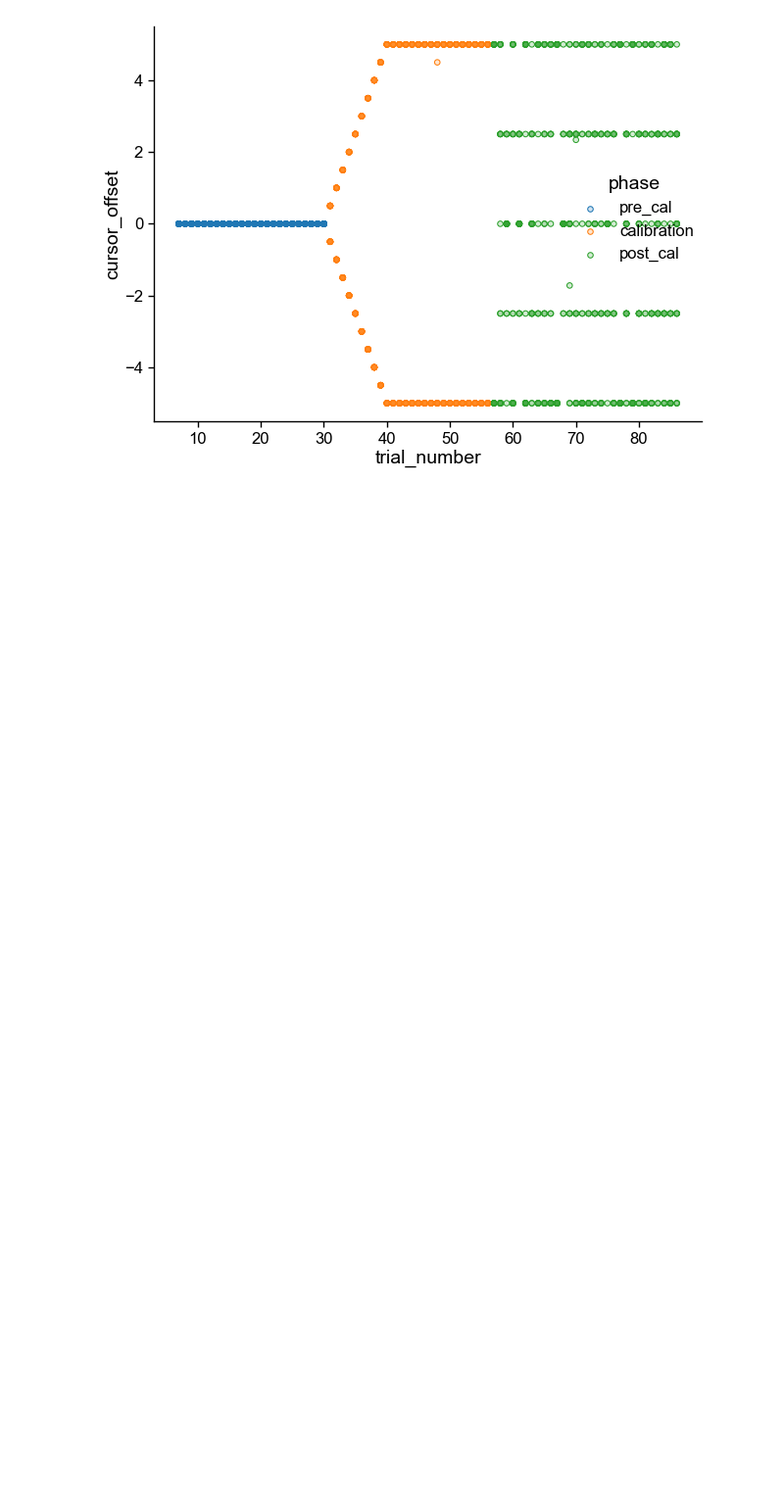
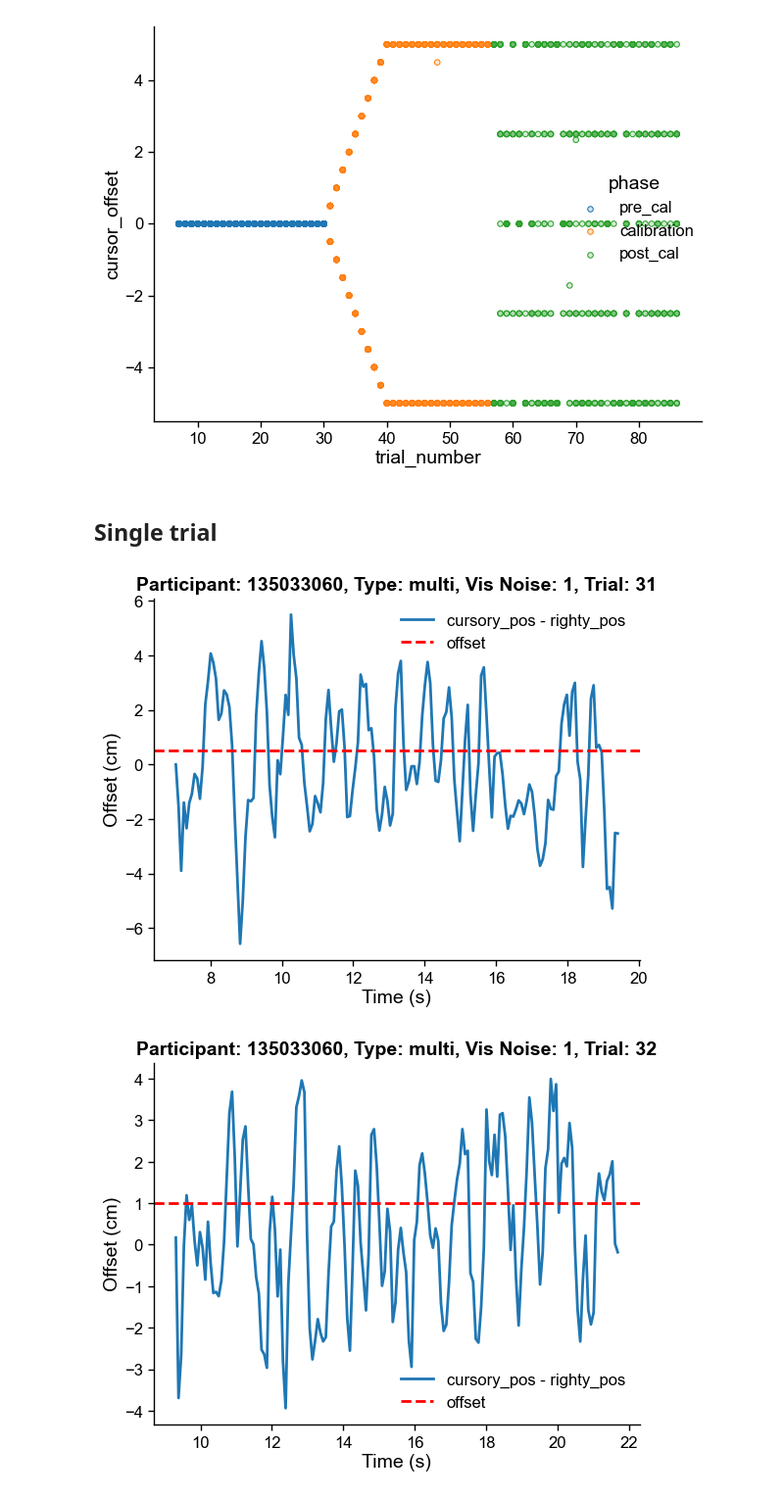
Before and after one commit to dominikstrb/cpp-proprioception, a Jupyter notebook: notebooks/CheckDataOffset.ipynb, the cells around one changed output. Shown at 98% size. Cells and saved outputs as stored; diff of their text form; code cells hidden in the pictures; blank space fills up the shorter version.

```diff
--- a/notebooks/CheckDataOffset.ipynb
+++ b/notebooks/CheckDataOffset.ipynb
@@ -31,3 +33,30 @@ g = so.Plot(
 g.show()
 # %% [output]
 [figure]
+# %% [markdown]
+## Single trial
+# %%
+participant = 135033060
+condition = "multi"
+vis_noise = 1
+
+sub_df = df[(df["phase"] == "calibration") & (df["participant"] == participant) & (df["type"] == condition) & (df["vis_noise"] == vis_noise)]
+
+for i, (name, group) in enumerate(sub_df.groupby(["trial_number"])):
+    offset = group["cursor_offset"].iloc[0]
+    # plt.plot(group["time"], group["lefty_pos"], label="lefty_pos")
+    # plt.plot(group["time"], group["righty_pos"], label="righty_pos")
+    # plt.plot(group["time"], group["cursory_pos"], label="cursory_pos")
+    plt.plot(group["time"], group["cursory_pos"] - group["lefty_pos"], label="cursory_pos - righty_pos")
+    plt.axhline(offset, color="red", linestyle="--", label="offset")
+    plt.title(f"Participant: {participant}, Type: {condition}, Vis Noise: {vis_noise}, Trial: {name[0]}")
+    plt.xlabel("Time (s)")
+    plt.ylabel("Offset (cm)")
+    plt.legend()
+    plt.show()
+
+    if i > 2:
+        break
+# %% [output]
+[figure, added]
+[figure, added]
```
Also changed, not shown: parts of 5 cells of this notebook, 5 other files.
